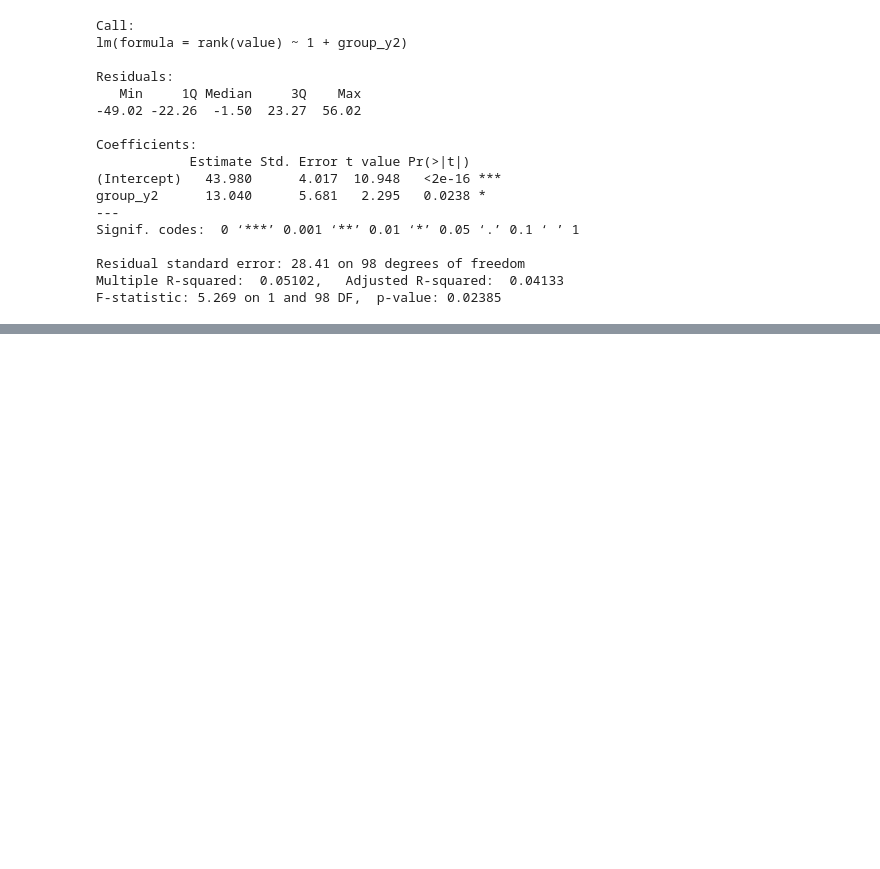
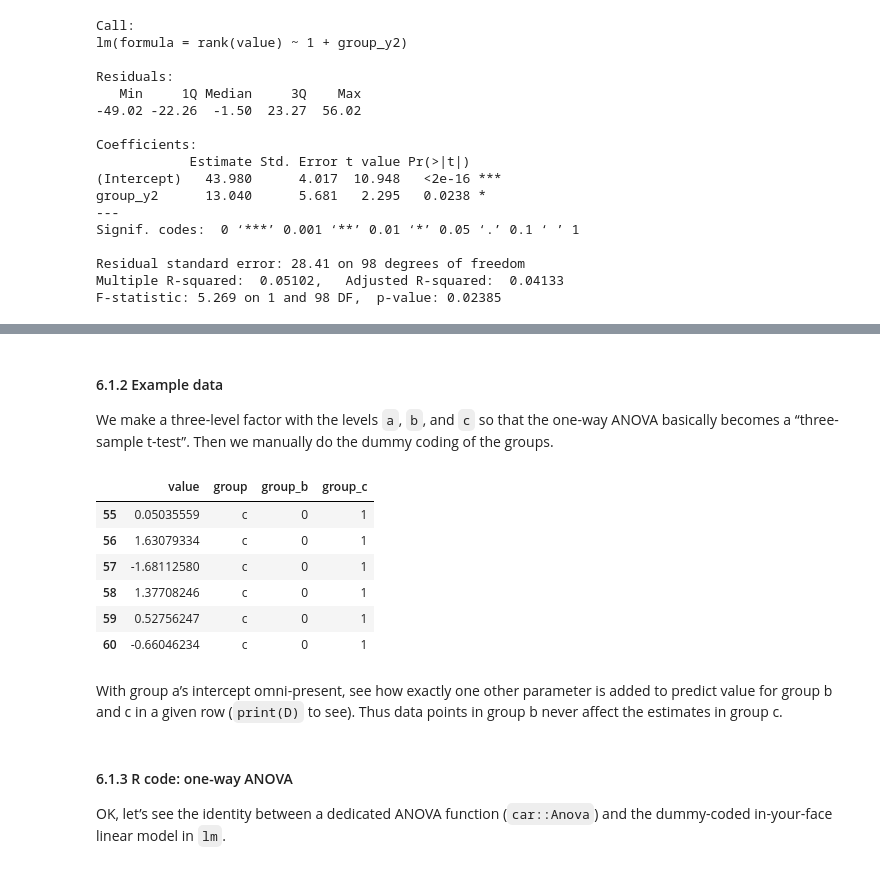
Before and after one commit to JacThe/Scott_examples, a Jupyter notebook: notebook_r.ipynb, the cells around one changed output, grey strips where cells are left out. Saved outputs shown, nothing was run; the diff lists cells and outputs as text; code cells hidden in the pictures; blank space fills up the shorter version.

```diff
--- a/notebook_r.ipynb
+++ b/notebook_r.ipynb
@@ -681,0 +783,32 @@ This is identical to the (Student’s) independent t-test above except that Stud
+# %% [markdown]
+#### 6.1.2 Example data
+
+We make a three-level factor with the levels `a`, `b`, and `c` so that the one-way ANOVA basically becomes a “three-sample t-test”. Then we manually do the dummy coding of the groups.
+# %%
+# Three variables in "long" format
+N = 20  # Number of samples per group
+D = data.frame(
+  value = c(rnorm_fixed(N, 0), rnorm_fixed(N, 1), rnorm_fixed(N, 0.5)),
+  group = rep(c('a', 'b', 'c'), each = N),
+
+  # Explicitly add indicator/dummy variables
+  # Could also be done using model.matrix(~D$group)
+  #group_a = rep(c(1, 0, 0), each=N),  # This is the intercept. No need to code
+  group_b = rep(c(0, 1, 0), each = N),
+  group_c = rep(c(0, 0, 1), each = N)
+)  # N of each level
+tail(D)
+# %% [output]
+|  | value | group | group_b | group_c |
+| 55 | 0.05035559 | c | 0 | 1 |
+| 56 | 1.63079334 | c | 0 | 1 |
+| 57 | -1.68112580 | c | 0 | 1 |
+| 58 | 1.37708246 | c | 0 | 1 |
+| 59 | 0.52756247 | c | 0 | 1 |
+| 60 | -0.66046234 | c | 0 | 1 |
+# %% [markdown]
+With group a’s intercept omni-present, see how exactly one other parameter is added to predict value for group b and c in a given row (`print(D)` to see). Thus data points in group b never affect the estimates in group c.
+# %% [markdown]
+#### 6.1.3 R code: one-way ANOVA
+
+OK, let’s see the identity between a dedicated ANOVA function (`car::Anova`) and the dummy-coded in-your-face linear model in `lm`.
```
Also changed, not shown: parts of 26 cells of this notebook.
